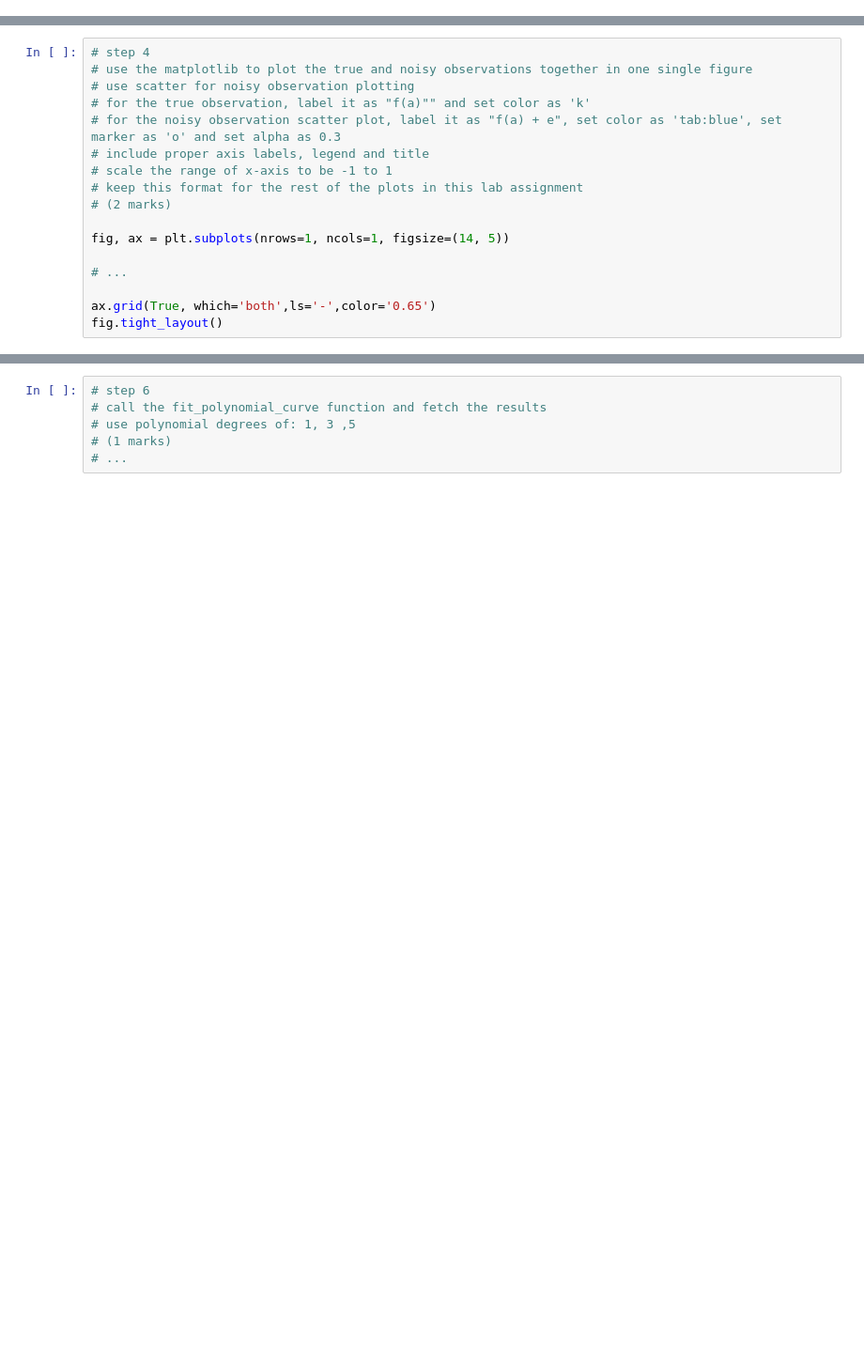
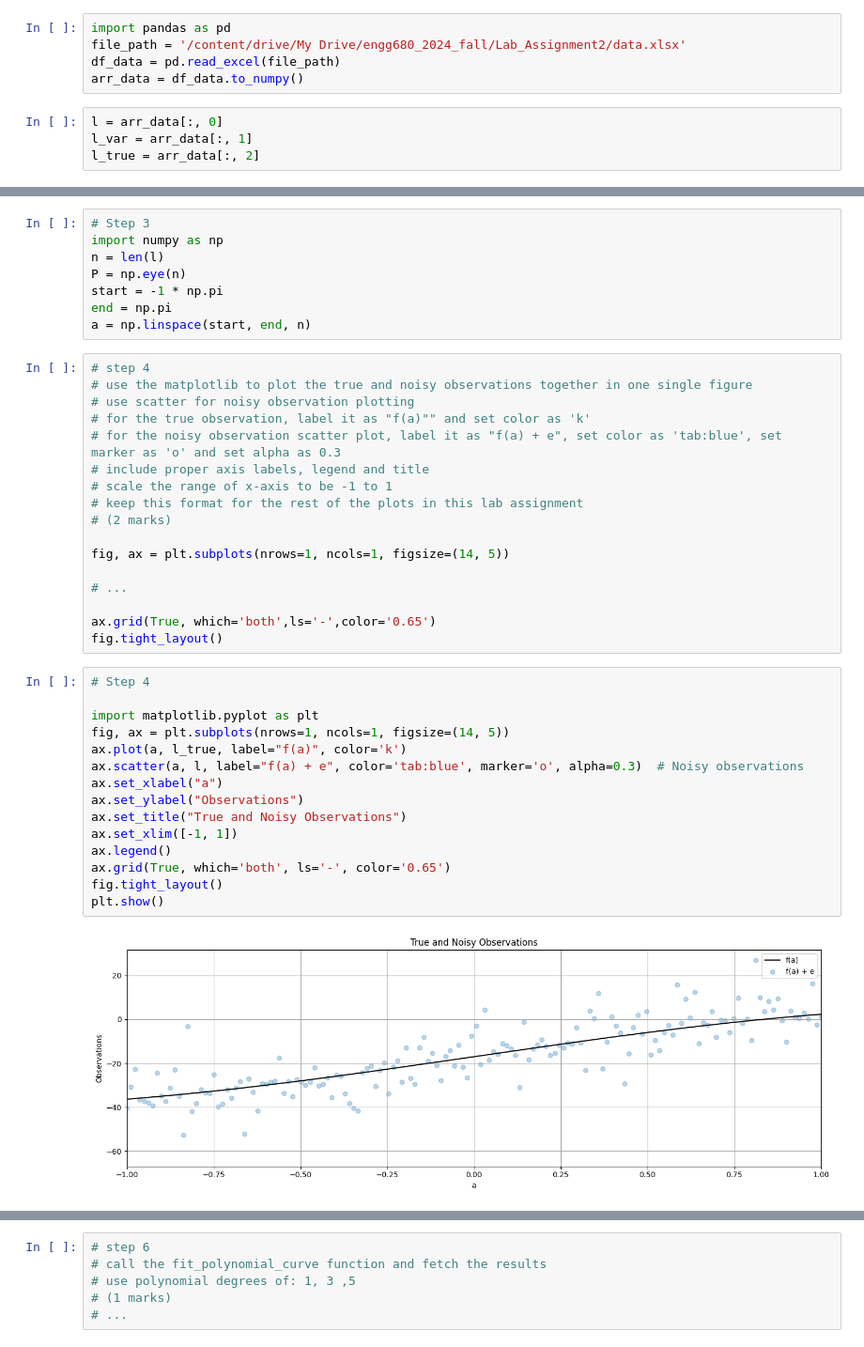
Before and after one commit to SuMunThet/engg680_2024_fall, a Jupyter notebook: Lab_Assignment2/Non-linear Least Square Estimation Problem.ipynb, the cells around one changed output, grey strips where cells are left out. Shown: that part at 94% size. Drawn from its saved outputs; the diff is of its cells as text; blank space fills up the shorter version.

Commit message:
Lab Assignment 2 with complete workbook

```diff
--- a/Lab_Assignment2/Non-linear Least Square Estimation Problem.ipynb
+++ b/Lab_Assignment2/Non-linear Least Square Estimation Problem.ipynb
@@ -49,3 +54,12 @@ l_true = #...
+# %%
+import pandas as pd
+file_path = '/content/drive/My Drive/engg680_2024_fall/Lab_Assignment2/data.xlsx'
+df_data = pd.read_excel(file_path)
+arr_data = df_data.to_numpy()
+# %%
+l = arr_data[:, 0]
+l_var = arr_data[:, 1]
+l_true = arr_data[:, 2]
 # %%
 # step 3
 # define the number of observation n
@@ -61,6 +75,14 @@ P = #...
 start = -1* np.pi
 end = np.pi
 a = np.linspace(start, end, n)
+# %%
+# Step 3
+import numpy as np
+n = len(l)
+P = np.eye(n)
+start = -1 * np.pi
+end = np.pi
+a = np.linspace(start, end, n)
 # %%
 # step 4
 # use the matplotlib to plot the true and noisy observations together in one single figure
@@ -78,6 +100,23 @@ fig, ax = plt.subplots(nrows=1, ncols=1, figsize=(14, 5))
 
 ax.grid(True, which='both',ls='-',color='0.65')
 fig.tight_layout()
+# %%
+# Step 4
+
+import matplotlib.pyplot as plt
+fig, ax = plt.subplots(nrows=1, ncols=1, figsize=(14, 5))
+ax.plot(a, l_true, label="f(a)", color='k')
+ax.scatter(a, l, label="f(a) + e", color='tab:blue', marker='o', alpha=0.3)  # Noisy observations
+ax.set_xlabel("a")
+ax.set_ylabel("Observations")
+ax.set_title("True and Noisy Observations")
+ax.set_xlim([-1, 1])
+ax.legend()
+ax.grid(True, which='both', ls='-', color='0.65')
+fig.tight_layout()
+plt.show()
+# %% [output]
+[figure, added]
 # %%
 # step 5
 # define a curve fitting function named fit_polynomial_curve
```
Also changed, not shown: parts of 28 cells of this notebook, 1 other file.
